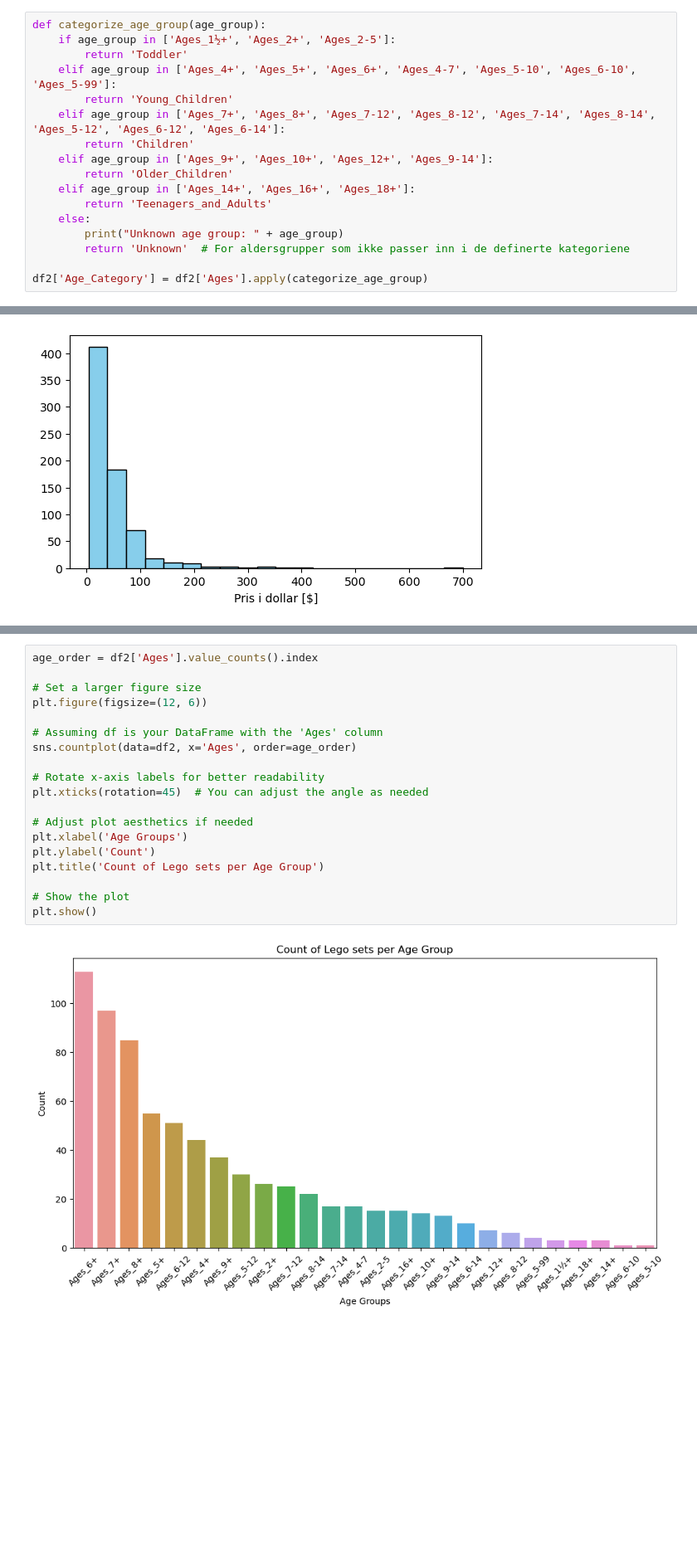
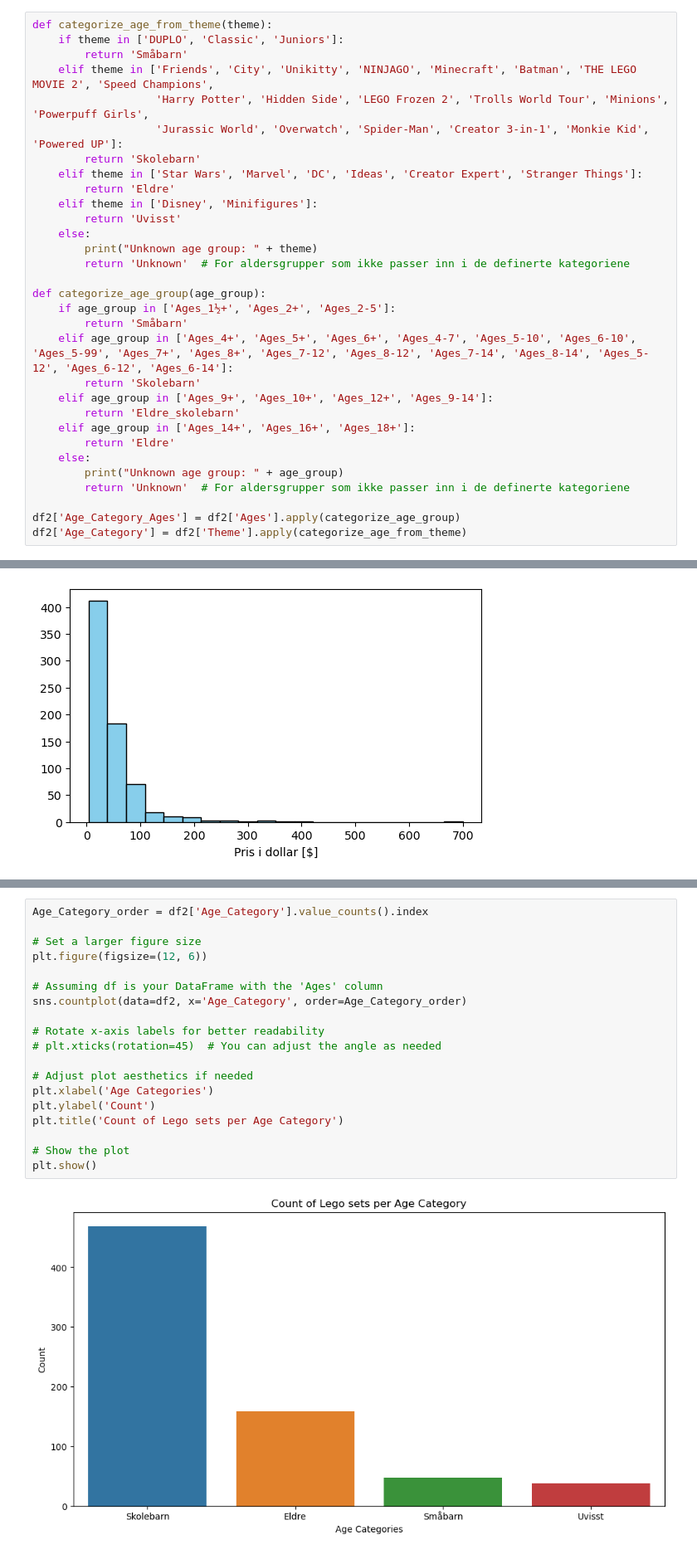
Before and after one commit to 2023H-LAD-S/ISTA1003-Semester-Prosjekt, a Jupyter notebook: oppg1.ipynb, the cells around one changed output, grey strips where cells are left out. Shown at 83% size. Saved outputs shown, nothing was run; the diff lists cells and outputs as text; blank space fills up the shorter version.

Commit message:
Adds categorysation based on theme + add Simple LR

```diff
--- a/oppg1.ipynb
+++ b/oppg1.ipynb
@@ -63,22 +63,36 @@ df2
 | 1175 | Monkie Kid's Team Secret HQ | Monkie Kid | 1105.0 | 169.99 | 556.0 | 7.0 | 622.0 | Ages_10+ |
 714 rows × 8 columns
 # %%
+def categorize_age_from_theme(theme):
+    if theme in ['DUPLO', 'Classic', 'Juniors']:
+        return 'Småbarn'
+    elif theme in ['Friends', 'City', 'Unikitty', 'NINJAGO', 'Minecraft', 'Batman', 'THE LEGO MOVIE 2', 'Speed Champions',
+                   'Harry Potter', 'Hidden Side', 'LEGO Frozen 2', 'Trolls World Tour', 'Minions', 'Powerpuff Girls',
+                   'Jurassic World', 'Overwatch', 'Spider-Man', 'Creator 3-in-1', 'Monkie Kid', 'Powered UP']:
+        return 'Skolebarn'
+    elif theme in ['Star Wars', 'Marvel', 'DC', 'Ideas', 'Creator Expert', 'Stranger Things']:
+        return 'Eldre'
+    elif theme in ['Disney', 'Minifigures']:
+        return 'Uvisst'
+    else:
+        print("Unknown age group: " + theme)
+        return 'Unknown'  # For aldersgrupper som ikke passer inn i de definerte kategoriene
+
 def categorize_age_group(age_group):
     if age_group in ['Ages_1½+', 'Ages_2+', 'Ages_2-5']:
-        return 'Toddler'
-    elif age_group in ['Ages_4+', 'Ages_5+', 'Ages_6+', 'Ages_4-7', 'Ages_5-10', 'Ages_6-10', 'Ages_5-99']:
-        return 'Young_Children'
-    elif age_group in ['Ages_7+', 'Ages_8+', 'Ages_7-12', 'Ages_8-12', 'Ages_7-14', 'Ages_8-14', 'Ages_5-12', 'Ages_6-12', 'Ages_6-14']:
-        return 'Children'
+        return 'Småbarn'
+    elif age_group in ['Ages_4+', 'Ages_5+', 'Ages_6+', 'Ages_4-7', 'Ages_5-10', 'Ages_6-10', 'Ages_5-99', 'Ages_7+', 'Ages_8+', 'Ages_7-12', 'Ages_8-12', 'Ages_7-14', 'Ages_8-14', 'Ages_5-12', 'Ages_6-12', 'Ages_6-14']:
+        return 'Skolebarn'
     elif age_group in ['Ages_9+', 'Ages_10+', 'Ages_12+', 'Ages_9-14']:
-        return 'Older_Children'
+        return 'Eldre_skolebarn'
     elif age_group in ['Ages_14+', 'Ages_16+', 'Ages_18+']:
-        return 'Teenagers_and_Adults'
+        return 'Eldre'
     else:
         print("Unknown age group: " + age_group)
         return 'Unknown'  # For aldersgrupper som ikke passer inn i de definerte kategoriene
 
-df2['Age_Category'] = df2['Ages'].apply(categorize_age_group)
+df2['Age_Category_Ages'] = df2['Ages'].apply(categorize_age_group)
+df2['Age_Category'] = df2['Theme'].apply(categorize_age_from_theme)
 # %% [markdown]
 ### Mer eller mindre relevante kodesnutter
 # %%
@@ -130,21 +169,21 @@ plt.show()
 # %%
-age_order = df2['Ages'].value_counts().index
+Age_Category_order = df2['Age_Category'].value_counts().index
 
 # Set a larger figure size
 plt.figure(figsize=(12, 6))
 
 # Assuming df is your DataFrame with the 'Ages' column
-sns.countplot(data=df2, x='Ages', order=age_order)
+sns.countplot(data=df2, x='Age_Category', order=Age_Category_order)
 
 # Rotate x-axis labels for better readability
-plt.xticks(rotation=45)  # You can adjust the angle as needed
+# plt.xticks(rotation=45)  # You can adjust the angle as needed
 
 # Adjust plot aesthetics if needed
-plt.xlabel('Age Groups')
+plt.xlabel('Age Categories')
 plt.ylabel('Count')
-plt.title('Count of Lego sets per Age Group')
+plt.title('Count of Lego sets per Age Category')
 
 # Show the plot
 plt.show()
 # %% [output]
-[figure, old version]
+[figure, new version]
```
Also changed, not shown: parts of 32 cells of this notebook.
